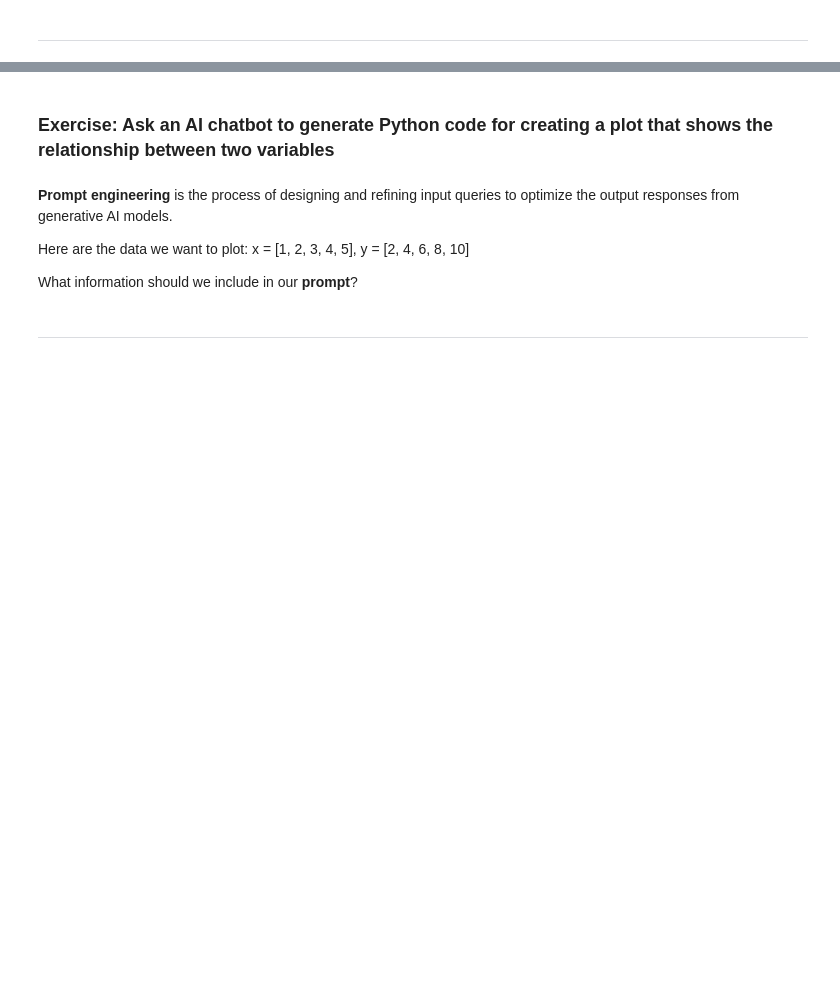
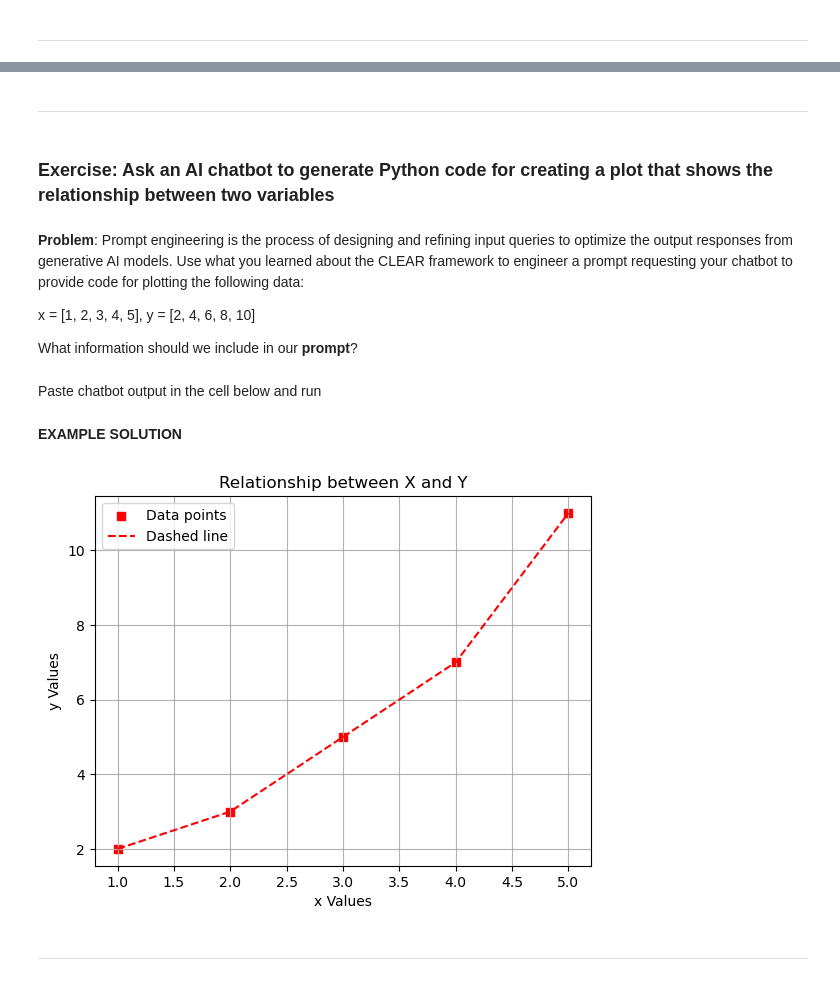
Before and after one commit to KristenScotti/Workshops, a Jupyter notebook: Python_with_ChatGPT.ipynb, the cells around one changed output, grey strips where cells are left out. Saved outputs shown, nothing was run; the diff lists cells and outputs as text; code cells hidden in the pictures; blank space fills up the shorter version.

```diff
--- a/Python_with_ChatGPT.ipynb
+++ b/Python_with_ChatGPT.ipynb
@@ -82,13 +113,45 @@ Create a markdown table outlining the key syntax elements in Python. Include var
+# %% [markdown]
+---
 # %% [markdown]
 ### Exercise: Ask an AI chatbot to generate Python code for creating a plot that shows the relationship between two variables
 # %% [markdown]
-**Prompt engineering** is the process of designing and refining input queries to optimize the output responses from generative AI models.
+**Problem**: Prompt engineering is the process of designing and refining input queries to optimize the output responses from generative AI models. Use what you learned about the CLEAR framework to engineer a prompt requesting your chatbot to provide code for plotting the following data:
 
-Here are the data we want to plot: x = [1, 2, 3, 4, 5], y = [2, 4, 6, 8, 10]
+x = [1, 2, 3, 4, 5], y = [2, 4, 6, 8, 10]
 
 What information should we include in our **prompt**?
+# %% [markdown]
+Paste chatbot output in the cell below and run
+# %% [markdown]
+**EXAMPLE SOLUTION**
 # %%
 # PASTE CHATBOT OUTPUT IN THIS CELL AND RUN
+
+import matplotlib.pyplot as plt
+
+# Data for the plot
+x = [1, 2, 3, 4, 5]
+y = [2, 3, 5, 7, 11]
+
+# Create the scatter plot
+plt.scatter(x, y, color='red', marker='s', label='Data points')  # Scatter plot with red squares
+
+# Connect the points with a dashed line
+plt.plot(x, y, linestyle='--', color='red', label='Dashed line')
+
+# Adding labels and title
+plt.xlabel('x Values')  # Label for the x-axis
+plt.ylabel('y Values')  # Label for the y-axis
+plt.title('Relationship between X and Y')  # Title for the plot
+
+# Include a legend
+plt.legend()  # Show legend
+
+# Display the plot
+plt.grid(True)  # Show grid for better readability
+plt.show()  # Display the plot
+# %% [output]
+[figure, added]
 # %% [markdown]
 ***
 # %% [markdown]
```
Also changed, not shown: parts of 37 cells of this notebook.
